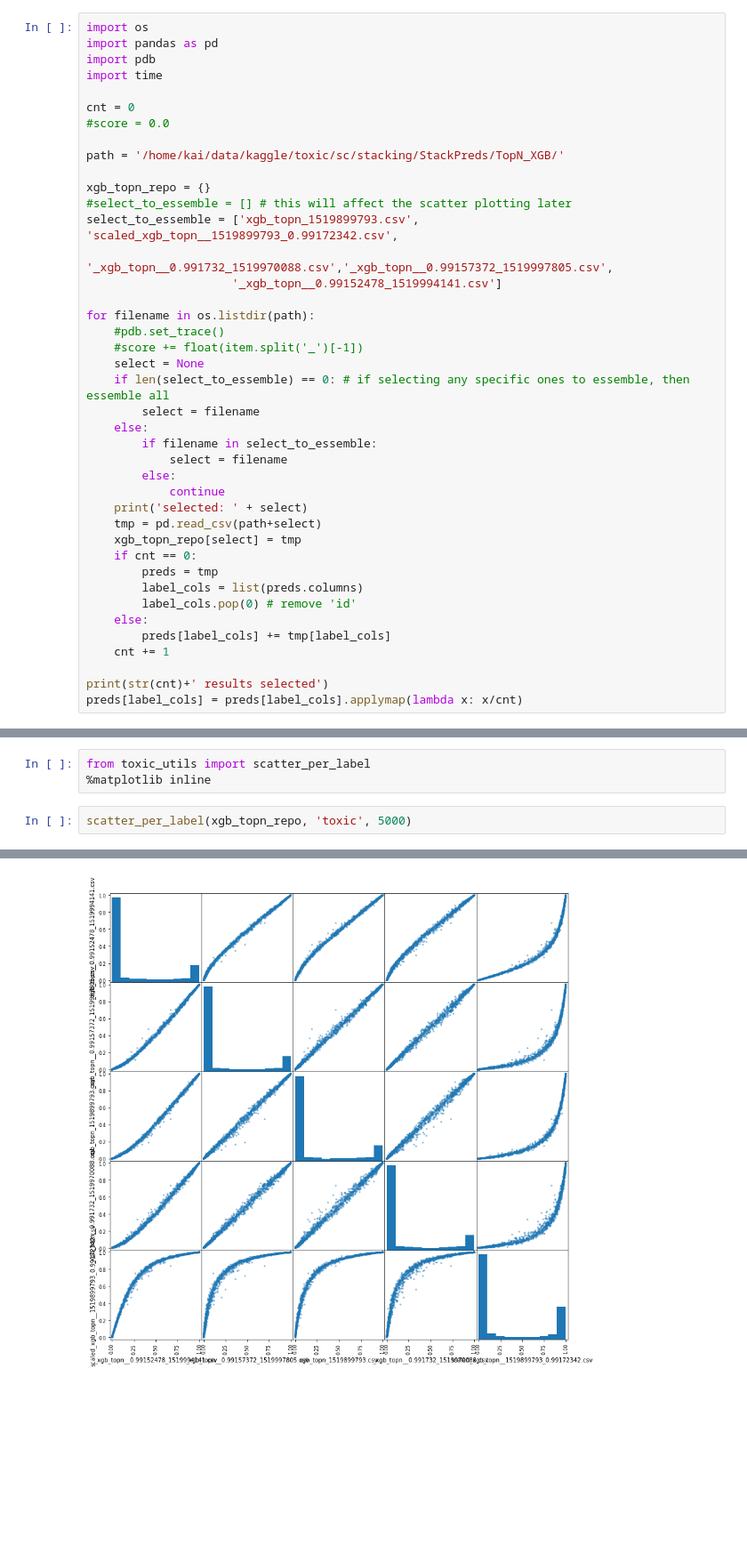
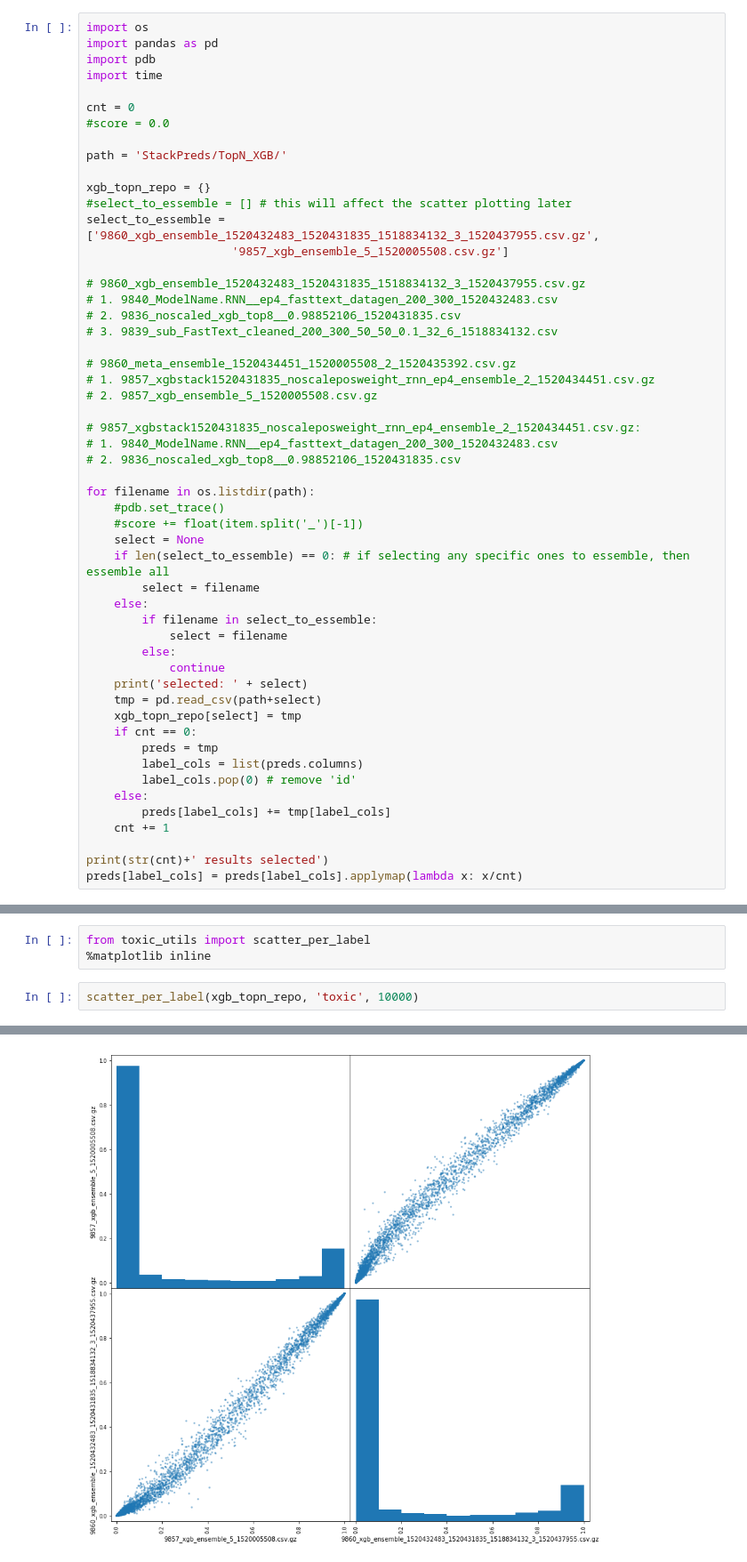
Before and after one commit to wluo-personal/Kaggle, a Jupyter notebook: toxic/sc/stacking/xgb_essemble.ipynb, the cells around one changed output, grey strips where cells are left out. Shown at 89% size. Drawn from its saved outputs; the diff is of its cells as text; blank space fills up the shorter version.

```diff
--- a/toxic/sc/stacking/xgb_essemble.ipynb
+++ b/toxic/sc/stacking/xgb_essemble.ipynb
@@ -7,13 +7,25 @@ import time
 cnt = 0
 #score = 0.0
 
-path = '/home/kai/data/kaggle/toxic/sc/stacking/StackPreds/TopN_XGB/'
+path = 'StackPreds/TopN_XGB/'
 
 xgb_topn_repo = {}
 #select_to_essemble = [] # this will affect the scatter plotting later
-select_to_essemble = ['xgb_topn_1519899793.csv', 'scaled_xgb_topn__1519899793_0.99172342.csv',
-                     '_xgb_topn__0.991732_1519970088.csv','_xgb_topn__0.99157372_1519997805.csv',
-                     '_xgb_topn__0.99152478_1519994141.csv']
+select_to_essemble = ['9860_xgb_ensemble_1520432483_1520431835_1518834132_3_1520437955.csv.gz',
+                     '9857_xgb_ensemble_5_1520005508.csv.gz']
+
+# 9860_xgb_ensemble_1520432483_1520431835_1518834132_3_1520437955.csv.gz
+# 1. 9840_ModelName.RNN__ep4_fasttext_datagen_200_300_1520432483.csv
+# 2. 9836_noscaled_xgb_top8__0.98852106_1520431835.csv
+# 3. 9839_sub_FastText_cleaned_200_300_50_50_0.1_32_6_1518834132.csv
+
+# 9860_meta_ensemble_1520434451_1520005508_2_1520435392.csv.gz
+# 1. 9857_xgbstack1520431835_noscaleposweight_rnn_ep4_ensemble_2_1520434451.csv.gz
+# 2. 9857_xgb_ensemble_5_1520005508.csv.gz
+
+# 9857_xgbstack1520431835_noscaleposweight_rnn_ep4_ensemble_2_1520434451.csv.gz:
+# 1. 9840_ModelName.RNN__ep4_fasttext_datagen_200_300_1520432483.csv
+# 2. 9836_noscaled_xgb_top8__0.98852106_1520431835.csv
 
 for filename in os.listdir(path):
     #pdb.set_trace()
@@ -76,7 +75,7 @@ label_cols
 from toxic_utils import scatter_per_label
 %matplotlib inline
 # %%
-scatter_per_label(xgb_topn_repo, 'toxic', 5000)
+scatter_per_label(xgb_topn_repo, 'toxic', 10000)
 # %% [output]
 toxic
 severe_toxic
@@ -88 +87 @@ identity_hate
-[figure, old version]
+[figure, new version]
```
Also changed, not shown: parts of 8 cells of this notebook, 10 other files.
